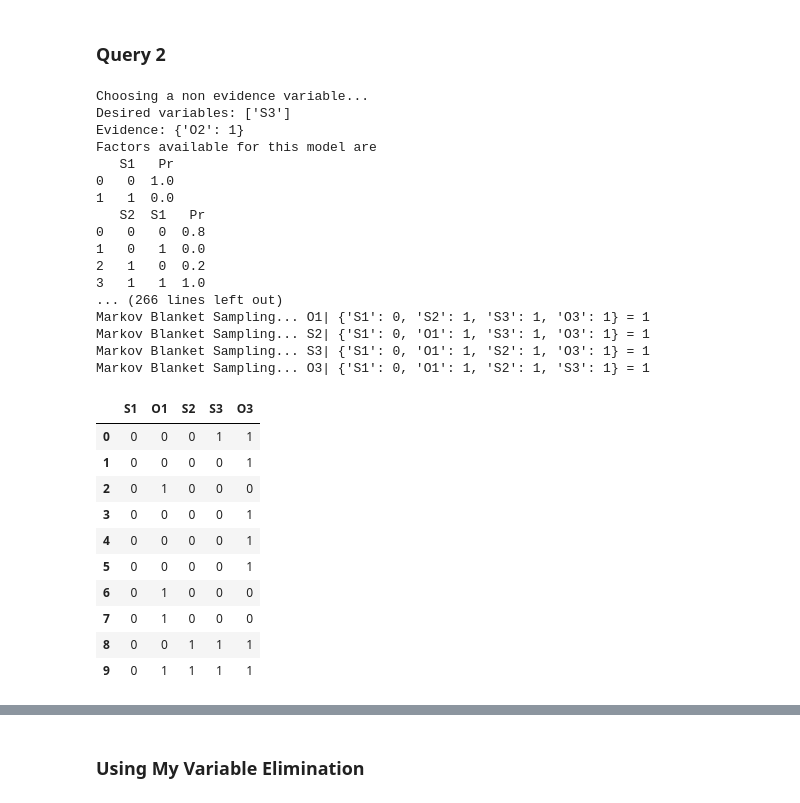
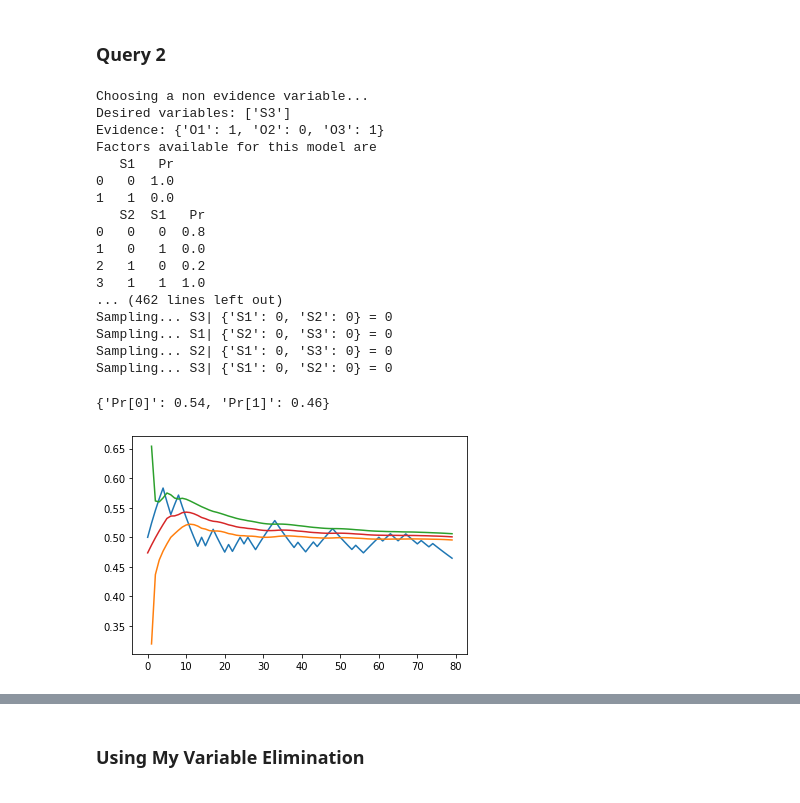
Before and after one commit to armandordorica/MIE1516_A2_Gibbs_sampling, a Jupyter notebook: A2_Gibbs_sampling.ipynb, the cells around one changed output, grey strips where cells are left out. Drawn from its saved outputs; the diff is of its cells as text; code cells hidden in the pictures.

Commit message:
Add probability print

```diff
--- a/A2_Gibbs_sampling.ipynb
+++ b/A2_Gibbs_sampling.ipynb
@@ -1015,7 +1015,7 @@ class GibbsInference:
         #print("Sampling... {} | {} = {}".format(current_var, self.current_dict, sample_value))
         self.current_dict[current_var]= sample_value
         list_of_dicts.append(self.current_dict.copy())
-      total_list_of_dicts.append(list_of_dicts[4])
+      total_list_of_dicts.append(list_of_dicts[len(self.order)-1])
 
     query_result = list_of_dicts_to_df(total_list_of_dicts)
     return query_result[self.order]
@@ -1157,7 +1157,6 @@ class GibbsInference:
       cpd_list2 = set_cpds_to_state(cpd_list1, var, value)
       cpd_list1 = []
       cpd_list1 = cpd_list2
-
     return d
 
 
@@ -1283,7 +1282,7 @@ class GibbsInference:
     # restricted_list_of_dfs = restrict_list_of_dfs(list_of_dfs, list_of_vars_copy, dict_of_evidences_copy)
 
     sample_value = sample_var_from_list_of_dfs(restrict_list_of_dfs(list_of_dfs, list_of_vars_copy, dict_of_evidences_copy), var_to_sample)
-    print("Markov Blanket Sampling... {}| {} = {}".format(var_to_sample, dict_of_evidences_copy, sample_value))
+    print("Sampling... {}| {} = {}".format(var_to_sample, dict_of_evidences_copy, sample_value))
     return sample_value
 
   def get_numerator_factors_v2(self):
@@ -1305,11 +1304,13 @@ class GibbsInference:
 infer = GibbsInference(model)
 # infer.desired_variables = ['S3']
 # infer.evidence = {'O2':1}
-infer.query(10, ['S3'], {'O2':1})
+# infer.query(10, ['S3'], {'O2':1})
+df = infer.query(100, ['S3'], {'O1':1, 'O2':0, 'O3':1})
+# infer.query(10, ['S3'])
 # %% [output]
 Choosing a non evidence variable...
 Desired variables: ['S3']
-Evidence: {'O2': 1}
+Evidence: {'O1': 1, 'O2': 0, 'O3': 1}
 Factors available for this model are
    S1   Pr
 0   0  1.0
@@ -1319,21 +1320,15 @@ Factors available for this model are
 1   0   1  0.0
 2   1   0  0.2
 3   1   1  1.0
-... (266 lines left out)
-Markov Blanket Sampling... O1| {'S1': 0, 'S2': 1, 'S3': 1, 'O3': 1} = 1
-Markov Blanket Sampling... S2| {'S1': 0, 'O1': 1, 'S3': 1, 'O3': 1} = 1
-Markov Blanket Sampling... S3| {'S1': 0, 'O1': 1, 'S2': 1, 'O3': 1} = 1
-Markov Blanket Sampling... O3| {'S1': 0, 'O1': 1, 'S2': 1, 'S3': 1} = 1
+... (462 lines left out)
+Sampling... S3| {'S1': 0, 'S2': 0} = 0
+Sampling... S1| {'S2': 0, 'S3': 0} = 0
+Sampling... S2| {'S1': 0, 'S3': 0} = 0
+Sampling... S3| {'S1': 0, 'S2': 0} = 0
-|  | S1 | O1 | S2 | S3 | O3 |
-| 0 | 0 | 0 | 0 | 1 | 1 |
-| 1 | 0 | 0 | 0 | 0 | 1 |
-| 2 | 0 | 1 | 0 | 0 | 0 |
-| 3 | 0 | 0 | 0 | 0 | 1 |
-| 4 | 0 | 0 | 0 | 0 | 1 |
-| 5 | 0 | 0 | 0 | 0 | 1 |
-| 6 | 0 | 1 | 0 | 0 | 0 |
-| 7 | 0 | 1 | 0 | 0 | 0 |
-| 8 | 0 | 0 | 1 | 1 | 1 |
-| 9 | 0 | 1 | 1 | 1 | 1 |
+# %%
+plot_probs_on_variable('S3', 1, df, 20)
+# %% [output]
+{'Pr[0]': 0.54, 'Pr[1]': 0.46}
+[figure, added]
 # %%
 break
```
Also changed, not shown: parts of 6 cells of this notebook.
